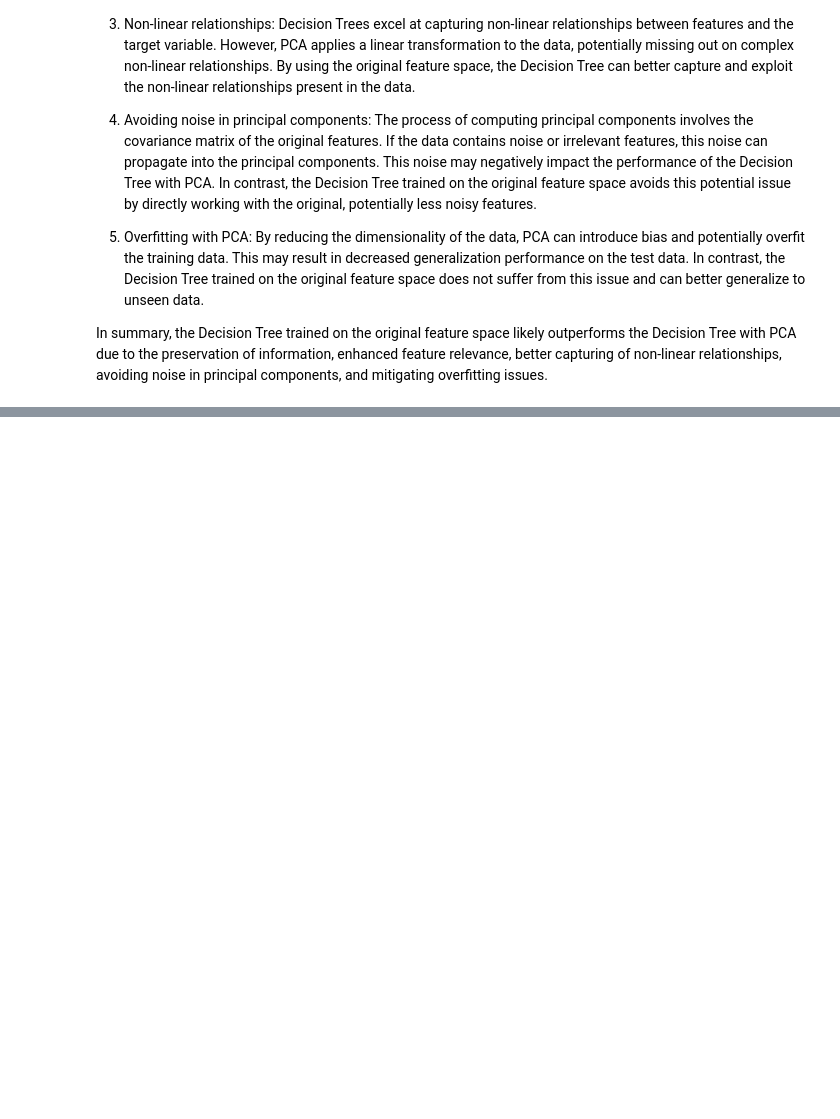
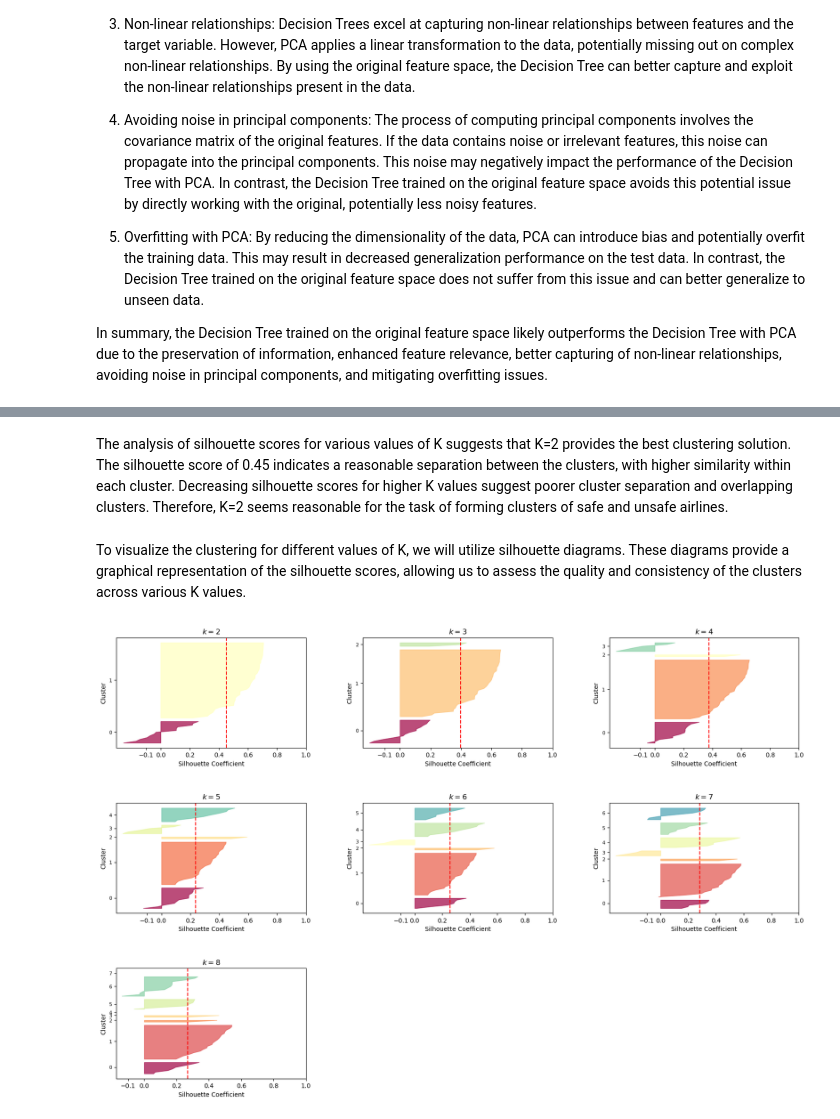
Before and after one commit to iheathers/2023---Semester-1-Feb---Jun-, a Jupyter notebook: Semester 1 2023/CITS5508 - Machine Learning/Labs/Assignment 3/assignment3.ipynb, the cells around one changed output, grey strips where cells are left out. Cells and saved outputs as stored; diff of their text form; code cells hidden in the pictures; blank space fills up the shorter version.

```diff
--- a/Semester 1 2023/CITS5508 - Machine Learning/Labs/Assignment 3/assignment3.ipynb
+++ b/Semester 1 2023/CITS5508 - Machine Learning/Labs/Assignment 3/assignment3.ipynb
@@ -1086,0 +1192,48 @@ In summary, the Decision Tree trained on the original feature space likely outpe
+# %% [markdown]
+The analysis of silhouette scores for various values of K suggests that K=2 provides the best clustering solution. The silhouette score of 0.45 indicates a reasonable separation between the clusters, with higher similarity within each cluster. Decreasing silhouette scores for higher K values suggest poorer cluster separation and overlapping clusters. Therefore, K=2 seems reasonable for the task of forming clusters of safe and unsafe airlines.
+# %% [markdown]
+To visualize the clustering for different values of K, we will utilize silhouette diagrams. These diagrams provide a graphical representation of the silhouette scores, allowing us to assess the quality and consistency of the clusters across various K values.
+# %%
+from sklearn.metrics import silhouette_samples
+from matplotlib.ticker import FixedLocator, FixedFormatter
+
+plt.figure(figsize=(20, 13))
+
+# Set the spacing around the subplots
+plt.subplots_adjust(hspace=0.5, wspace=0.3)
+
+for k in (2, 3, 4, 5, 6, 7, 8):
+    plt.subplot(3, 3, k - 1)
+
+    y_pred = kmeans_per_k[k - 2].labels_
+    silhouette_coefficients = silhouette_samples(X_scaled_df, y_pred)
+
+    padding = len(X_scaled_df) // 30
+    pos = padding
+    ticks = []
+    for i in range(k):
+        coeffs = silhouette_coefficients[y_pred == i]
+        coeffs.sort()
+
+        color = plt.cm.Spectral(i / k)
+        plt.fill_betweenx(np.arange(pos, pos + len(coeffs)), 0, coeffs,
+                          facecolor=color, edgecolor=color, alpha=0.7)
+        ticks.append(pos + len(coeffs) // 2)
+        pos += len(coeffs) + padding
+
+    plt.gca().yaxis.set_major_locator(FixedLocator(ticks))
+    plt.gca().yaxis.set_major_formatter(FixedFormatter(range(k)))
+
+    # Adjust the font size of y-axis tick labels
+    plt.gca().yaxis.set_tick_params(labelsize=8)
+
+    plt.ylabel("Cluster")
+    plt.gca().set_xticks([-0.1, 0, 0.2, 0.4, 0.6, 0.8, 1])
+    plt.xlabel("Silhouette Coefficient")
+
+    plt.axvline(x=silhouette_scores[k - 2], color="red", linestyle="--")
+    plt.title(f"$k={k}$")
+
+plt.show()
+# %% [output]
+[figure, added]
```
Also changed, not shown: parts of 57 cells of this notebook.
